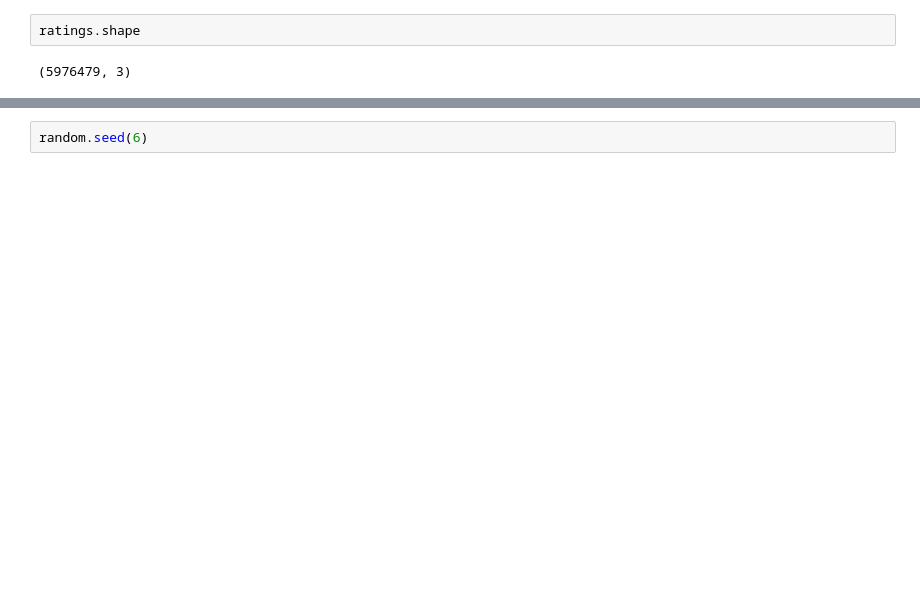
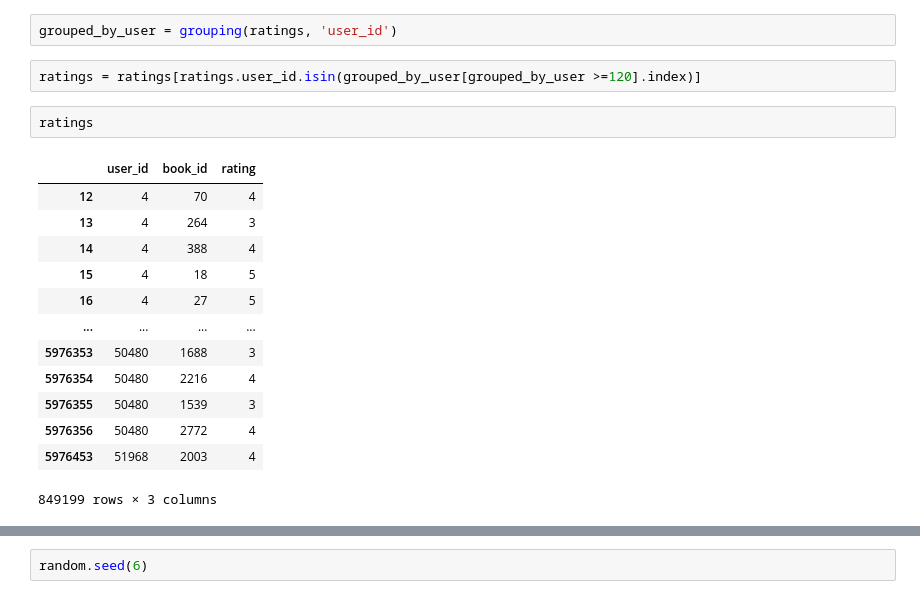
Before and after one commit to zuba0/Book-recommendation-system, a Jupyter notebook: Collaborative filtering.ipynb, the cells around one changed output, grey strips where cells are left out. Drawn from its saved outputs; the diff is of its cells as text; blank space fills up the shorter version.

```diff
--- a/Collaborative filtering.ipynb
+++ b/Collaborative filtering.ipynb
@@ -19,4 +57,20 @@ display(ratings.head(5))
+# %%
+grouped_by_user = grouping(ratings, 'user_id')
+# %%
+ratings = ratings[ratings.user_id.isin(grouped_by_user[grouped_by_user >=120].index)]
 # %%
-ratings.shape
+ratings
 # %% [output]
+|  | user_id | book_id | rating |
+| 12 | 4 | 70 | 4 |
+| 13 | 4 | 264 | 3 |
+| 14 | 4 | 388 | 4 |
+| 15 | 4 | 18 | 5 |
+| 16 | 4 | 27 | 5 |
+| ... | ... | ... | ... |
+| 5976353 | 50480 | 1688 | 3 |
+| 5976354 | 50480 | 2216 | 4 |
+| 5976355 | 50480 | 1539 | 3 |
+| 5976356 | 50480 | 2772 | 4 |
+| 5976453 | 51968 | 2003 | 4 |
-(5976479, 3)
+849199 rows × 3 columns
```
Also changed, not shown: parts of 42 cells of this notebook.
